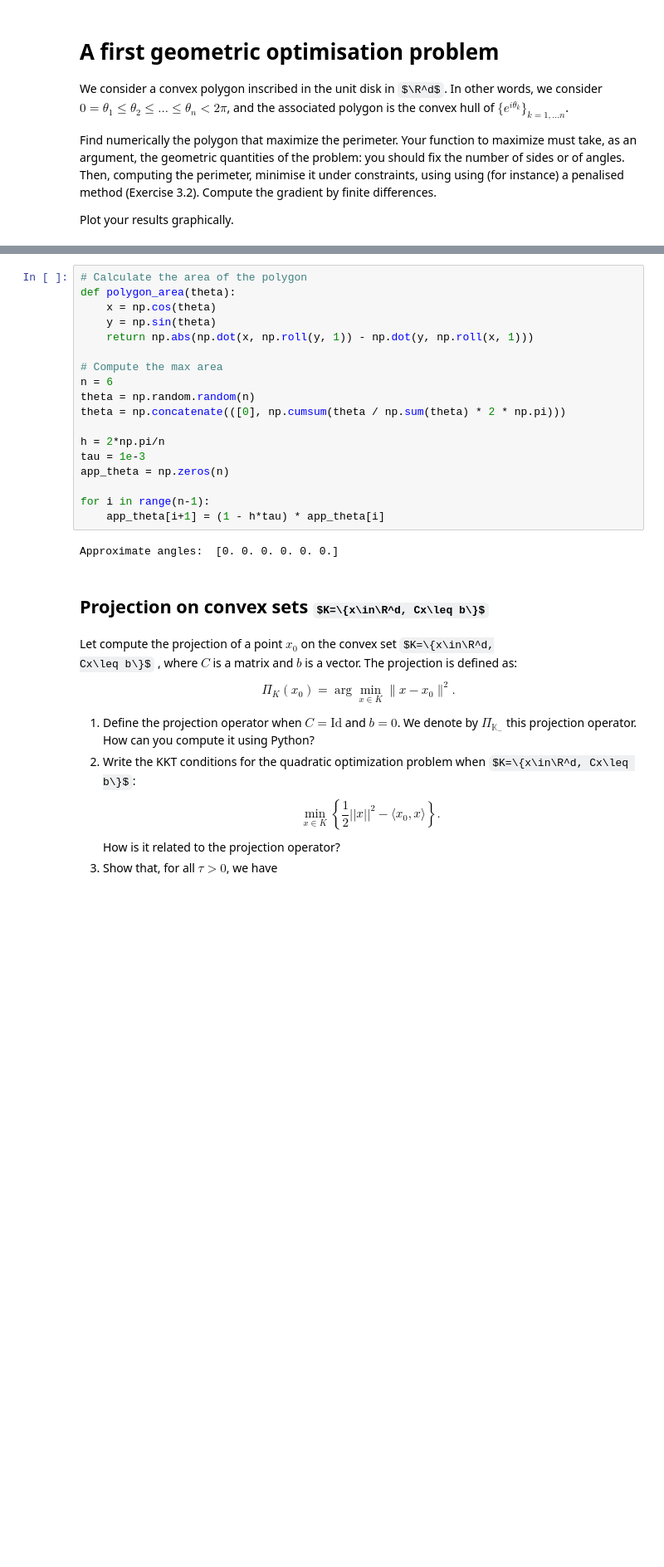
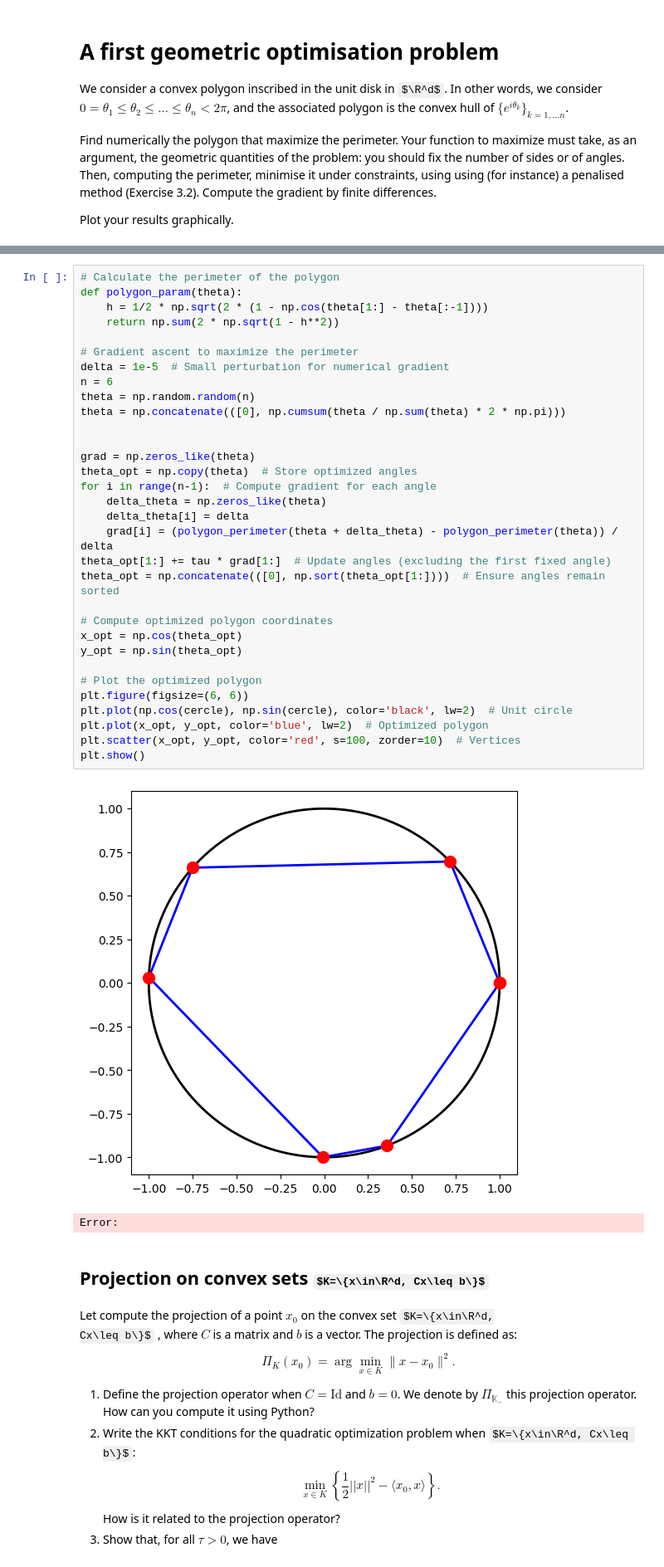
Before and after one commit to AntoninDurousseau/Studies, a Jupyter notebook: M1/Numerical optimisation/TP3/ComputerSession3.ipynb, the cells around one changed output, grey strips where cells are left out. Shown at 83% size. Saved outputs shown, nothing was run; the diff lists cells and outputs as text; some formulas as TeX source; blank space fills up the shorter version.

```diff
--- a/M1/Numerical optimisation/TP3/ComputerSession3.ipynb
+++ b/M1/Numerical optimisation/TP3/ComputerSession3.ipynb
@@ -36,23 +36,38 @@ plt.scatter(x, y, color='red', s=100, zorder=10)
-# %%
-# Calculate the area of the polygon
-def polygon_area(theta):
-    x = np.cos(theta)
-    y = np.sin(theta)
-    return np.abs(np.dot(x, np.roll(y, 1)) - np.dot(y, np.roll(x, 1)))
-
-# Compute the max area
-n = 6
-theta = np.random.random(n)
-theta = np.concatenate(([0], np.cumsum(theta / np.sum(theta) * 2 * np.pi)))
-
-h = 2*np.pi/n
-tau = 1e-3
-app_theta = np.zeros(n)
-
-for i in range(n-1):
-    app_theta[i+1] = (1 - h*tau) * app_theta[i]
-# %% [output]
-Approximate angles:  [0. 0. 0. 0. 0. 0.]
+# %%
+# Calculate the perimeter of the polygon
+def polygon_param(theta):
+    h = 1/2 * np.sqrt(2 * (1 - np.cos(theta[1:] - theta[:-1])))
+    return np.sum(2 * np.sqrt(1 - h**2))
+
+# Gradient ascent to maximize the perimeter
+delta = 1e-5  # Small perturbation for numerical gradient
+n = 6
+theta = np.random.random(n)
+theta = np.concatenate(([0], np.cumsum(theta / np.sum(theta) * 2 * np.pi)))
+
+
+grad = np.zeros_like(theta)
+theta_opt = np.copy(theta)  # Store optimized angles
+for i in range(n-1):  # Compute gradient for each angle
+    delta_theta = np.zeros_like(theta)
+    delta_theta[i] = delta
+    grad[i] = (polygon_perimeter(theta + delta_theta) - polygon_perimeter(theta)) / delta
+theta_opt[1:] += tau * grad[1:]  # Update angles (excluding the first fixed angle)
+theta_opt = np.concatenate(([0], np.sort(theta_opt[1:])))  # Ensure angles remain sorted
+
+# Compute optimized polygon coordinates
+x_opt = np.cos(theta_opt)
+y_opt = np.sin(theta_opt)
+
+# Plot the optimized polygon
+plt.figure(figsize=(6, 6))
+plt.plot(np.cos(cercle), np.sin(cercle), color='black', lw=2)  # Unit circle
+plt.plot(x_opt, y_opt, color='blue', lw=2)  # Optimized polygon
+plt.scatter(x_opt, y_opt, color='red', s=100, zorder=10)  # Vertices
+plt.show()
+# %% [output]
+[figure, added]
+Error:
 # %% [markdown]
 ## Projection on convex sets $K=\{x\in\R^d, Cx\leq b\}$
 
```
Also changed, not shown: parts of 2 cells of this notebook, 8 other files.
